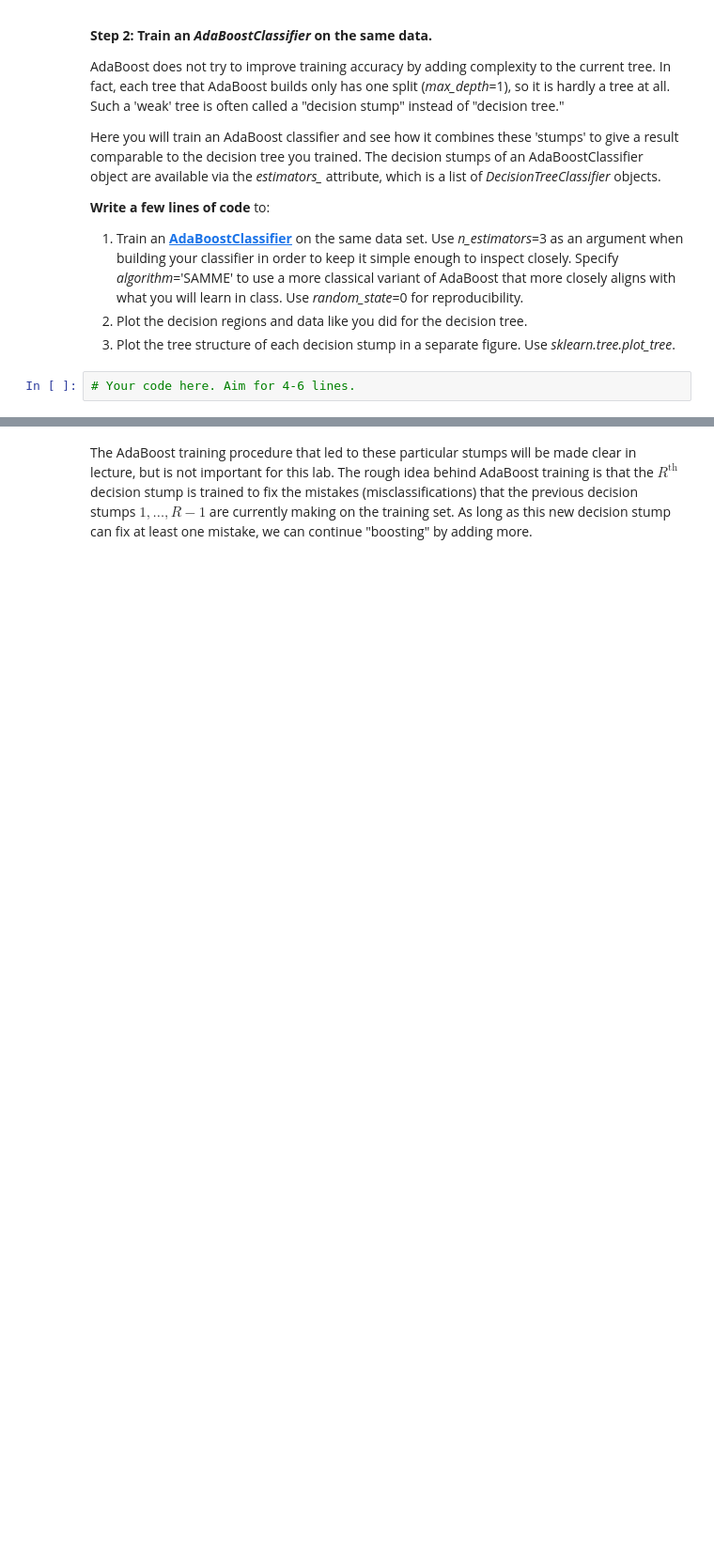
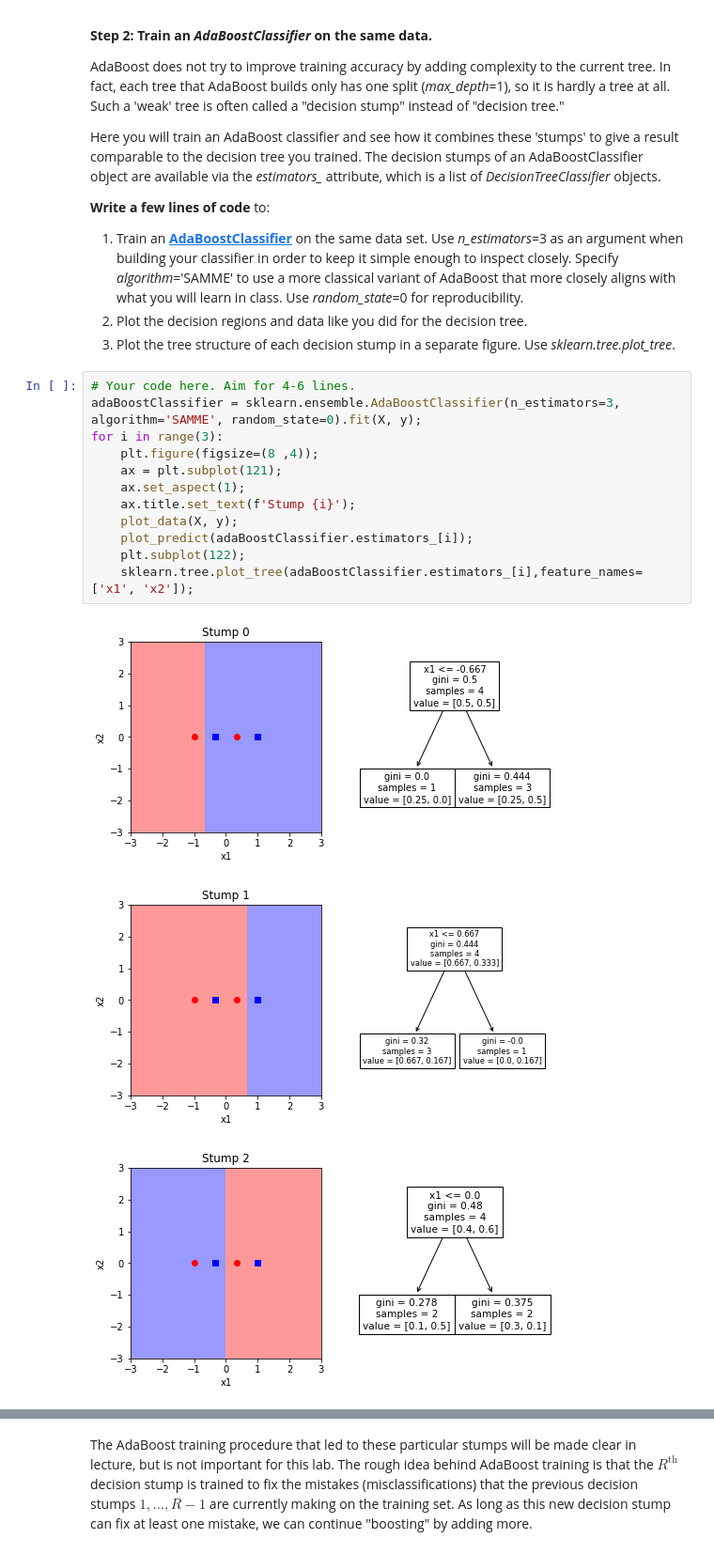
Before and after one commit to alimus22/SOEN, a Jupyter notebook: COMP432/lab7/lab7-exercises.ipynb, the cells around one changed output, grey strips where cells are left out. Shown at 94% size. Drawn from its saved outputs; the diff is of its cells as text; blank space fills up the shorter version.

```diff
--- a/COMP432/lab7/lab7-exercises.ipynb
+++ b/COMP432/lab7/lab7-exercises.ipynb
@@ -120,8 +131,22 @@ Here you will train an AdaBoost classifier and see how it combines these 'stumps
 1. Train an **[AdaBoostClassifier](https://scikit-learn.org/stable/modules/generated/sklearn.ensemble.AdaBoostClassifier.html)** on the same data set. Use *n_estimators*=3 as an argument when building your classifier in order to keep it simple enough to inspect closely. Specify *algorithm*='SAMME' to use a more classical variant of AdaBoost that more closely aligns with what you will learn in class. Use *random_state*=0 for reproducibility.
 2. Plot the decision regions and data like you did for the decision tree.
 3. Plot the tree structure of each decision stump in a separate figure. Use *sklearn.tree.plot_tree*.
-# %%
-# Your code here. Aim for 4-6 lines.
+# %%
+# Your code here. Aim for 4-6 lines.
+adaBoostClassifier = sklearn.ensemble.AdaBoostClassifier(n_estimators=3, algorithm='SAMME', random_state=0).fit(X, y);
+for i in range(3):
+    plt.figure(figsize=(8 ,4));
+    ax = plt.subplot(121);
+    ax.set_aspect(1);
+    ax.title.set_text(f'Stump {i}');
+    plot_data(X, y);
+    plot_predict(adaBoostClassifier.estimators_[i]);
+    plt.subplot(122);
+    sklearn.tree.plot_tree(adaBoostClassifier.estimators_[i],feature_names=['x1', 'x2']);
+# %% [output]
+[figure, added]
+[figure, added]
+[figure, added]
 # %% [markdown]
 Now you have now trained an AdaBoost classifier and should see that it generates the same predictions as your original decision tree.
 
```
Also changed, not shown: parts of 16 cells of this notebook.
